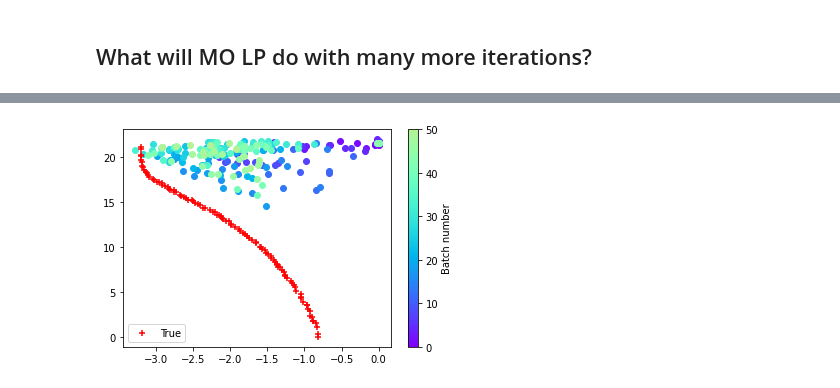
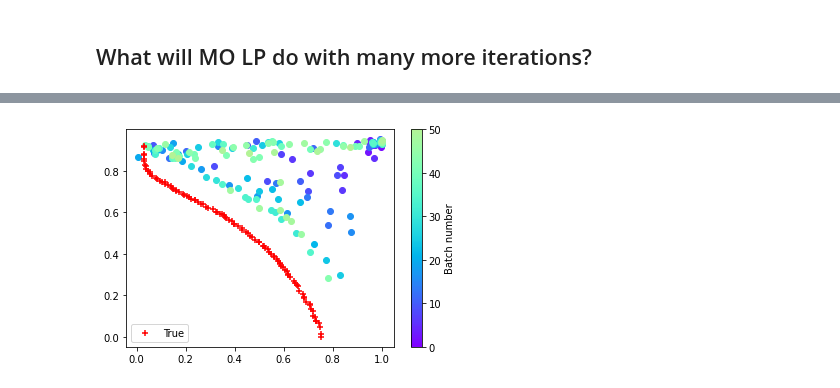
Before and after one commit to apaleyes/trieste, a Jupyter notebook: docs/notebooks/mo_lp/mo_lp_investigate_hartmann_ackley.ipynb, the cells around one changed output, grey strips where cells are left out. Saved outputs shown, nothing was run; the diff lists cells and outputs as text; code cells hidden in the pictures.

```diff
--- a/docs/notebooks/mo_lp/mo_lp_investigate_hartmann_ackley.ipynb
+++ b/docs/notebooks/mo_lp/mo_lp_investigate_hartmann_ackley.ipynb
@@ -37,7 +32,7 @@ import matplotlib.pyplot as plt
 # %%
 test_function = HartmannAckley6D()
 # %%
-true_pf = read_true_pf(test_function.true_pf_filename)
+true_pf = test_function.scale(read_true_pf(test_function.true_pf_filename))
 # %%
 observer = mk_observer(test_function, OBJECTIVE)
 # %%
@@ -57,7 +52,7 @@ def build_stacked_independent_objectives_model(data, n_obj):
 # %% [markdown]
 ## MO LP
 # %%
-n_initial_points = 3
+n_initial_points = 6
 n_query_points = 4
 n_optimization_steps = 20
 n_repeats = 5
@@ -131,7 +132,7 @@ Finished in 68.0040910243988s
 # %% [markdown]
 ## KB for comparison
 # %%
-n_initial_points = 3
+n_initial_points = 6
 n_query_points = 4
 n_optimization_steps = 20
 n_repeats = 5
@@ -205,7 +200,7 @@ Finished in 219.43167757987976s
 # %% [markdown]
 ## What will MO LP do with many more iterations?
 # %%
-n_initial_points = 3
+n_initial_points = 6
 n_query_points = 4
 n_optimization_steps = 50
 n_repeats = 1
@@ -262 +257 @@ Finished in 229.20979571342468s
-[figure, old version]
+[figure, new version]
```
Also changed, not shown: parts of 5 cells of this notebook, 9 other files.
